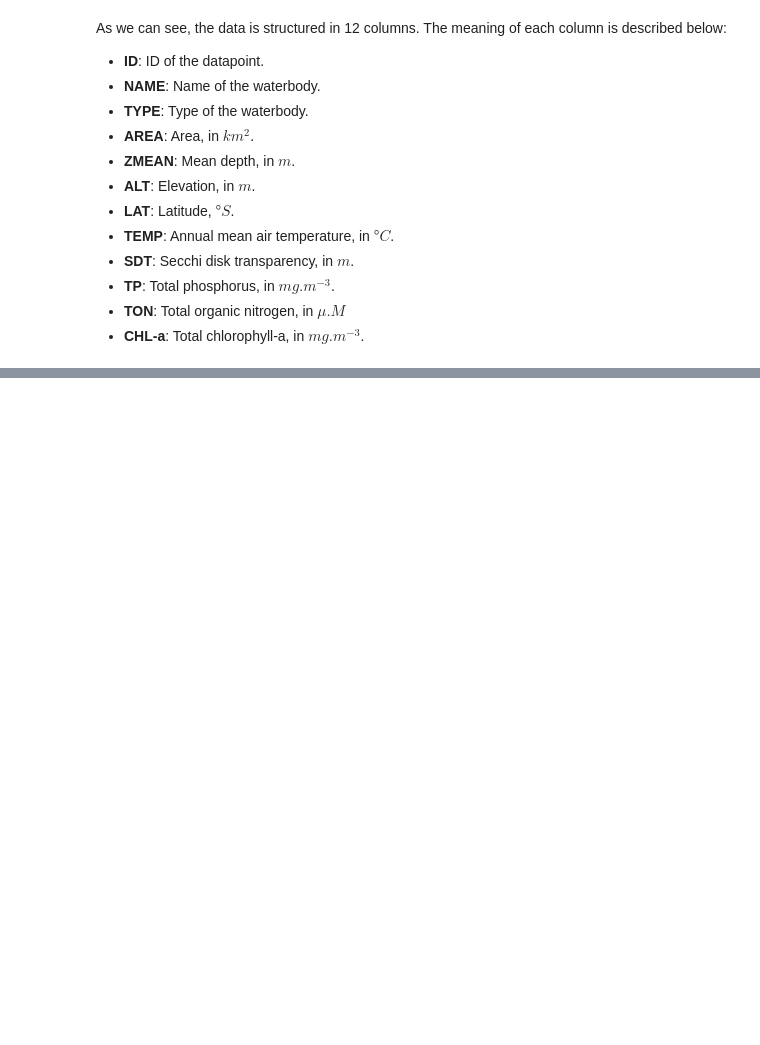
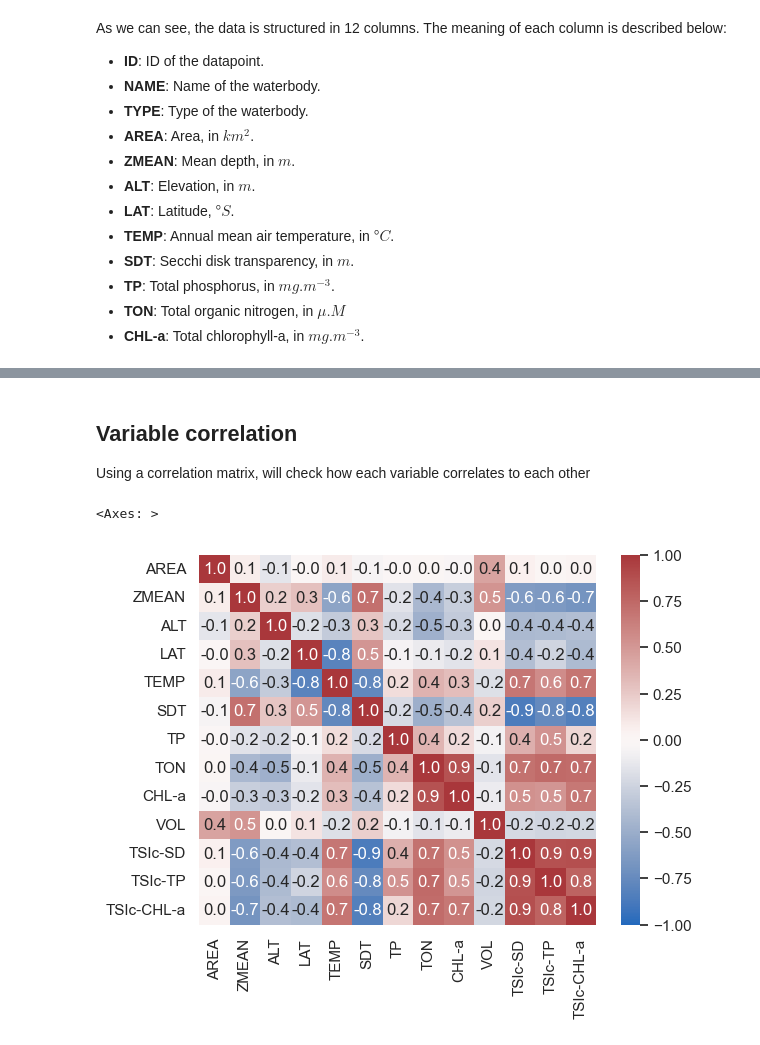
Before and after one commit to ajossorioarana/EDA_argentine_lakes, a Jupyter notebook: EDA_Argentine_lakes.ipynb, the cells around one changed output, grey strips where cells are left out. Drawn from its saved outputs; the diff is of its cells as text; code cells hidden in the pictures; blank space fills up the shorter version.

```diff
--- a/EDA_Argentine_lakes.ipynb
+++ b/EDA_Argentine_lakes.ipynb
@@ -88,3 +96,3 @@ As we can see, the data is structured in 12 columns. The meaning of each column
 # %%
 data['VOL'] = data['AREA'] * data['ZMEAN']
-data['DEPTH'] = np.where((data['ZMEAN'] > 5), 'Deep', 'Shallow')
+data['DEPTH'] = np.where((data['ZMEAN'] > 10), 'deep', 'shallow')
@@ -90,0 +107,4 @@ data['DEPTH'] = np.where((data['ZMEAN'] > 5), 'Deep', 'Shallow')
+# %%
+data['TSIc-SD'] = 60 - 14.41*np.log(data['SDT'])
+data['TSIc-TP'] = 4.15 + 14.42*np.log(data['TP'])
+data['TSIc-CHL-a'] = 30.6 + 9.81*np.log(data['CHL-a'])
@@ -90,0 +123,11 @@ data['DEPTH'] = np.where((data['ZMEAN'] > 5), 'Deep', 'Shallow')
+# %% [markdown]
+## Variable correlation
+
+Using a correlation matrix, will check how each variable correlates to each other
+# %%
+sns.set(style='white')
+corr = data.drop(columns=['TYPE', 'REGION', 'DEPTH']).corr()
+sns.heatmap(corr,cmap='vlag',vmin=-1, vmax=1, fmt='.1f', annot=True)
+# %% [output]
+<Axes: >
+[figure, added]
```
Also changed, not shown: parts of 18 cells of this notebook, 1 other file.
